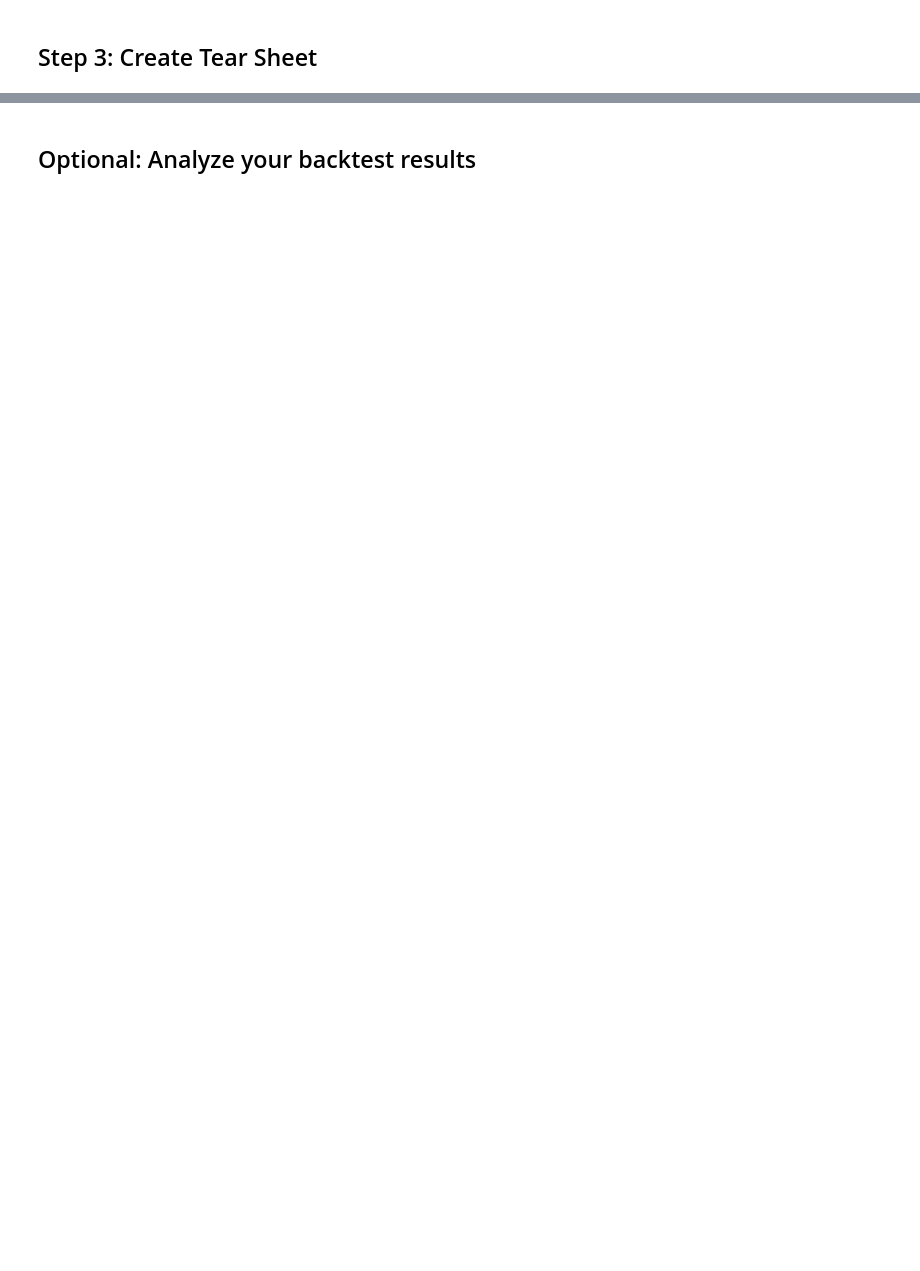
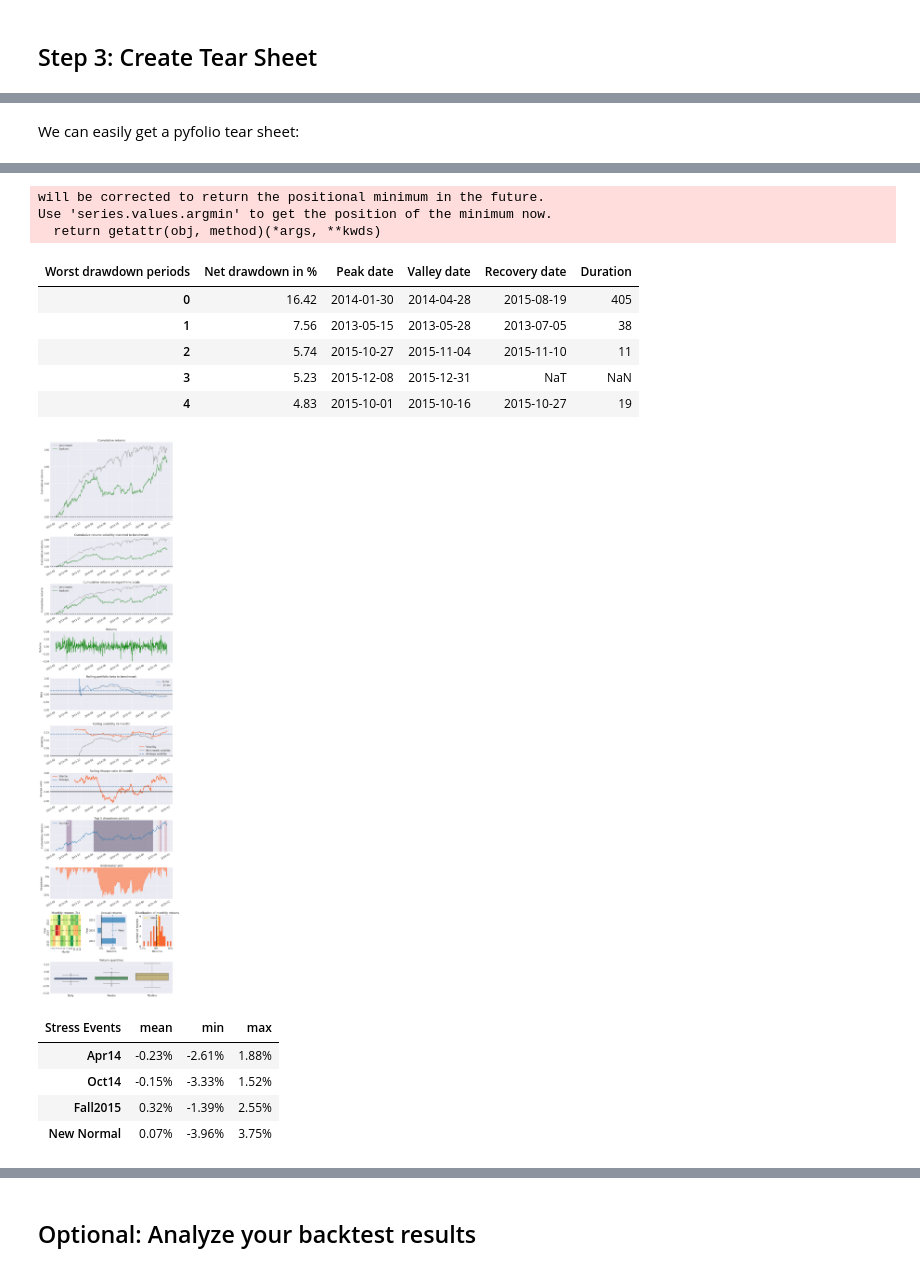
Before and after one commit to quantrocket-llc/codeload-demo, a Jupyter notebook: zipline/up_minus_down.ipynb, the cells around one changed output, grey strips where cells are left out. Cells and saved outputs as stored; diff of their text form; code cells hidden in the pictures; blank space fills up the shorter version.

```diff
--- a/zipline/up_minus_down.ipynb
+++ b/zipline/up_minus_down.ipynb
@@ -139,0 +34,2 @@ Backtest months: 34
+# %% [markdown]
+We can easily get a pyfolio tear sheet:
@@ -139,0 +38,3 @@ Backtest months: 34
+# %%
+pf.from_zipline_csv("up_minus_down_results.csv")
+# %% [output]
@@ -139,0 +62,15 @@ Backtest months: 34
+will be corrected to return the positional minimum in the future.
+Use 'series.values.argmin' to get the position of the minimum now.
+  return getattr(obj, method)(*args, **kwds)
+| Worst drawdown periods | Net drawdown in % | Peak date | Valley date | Recovery date | Duration |
+| 0 | 16.42 | 2014-01-30 | 2014-04-28 | 2015-08-19 | 405 |
+| 1 | 7.56 | 2013-05-15 | 2013-05-28 | 2013-07-05 | 38 |
+| 2 | 5.74 | 2015-10-27 | 2015-11-04 | 2015-11-10 | 11 |
+| 3 | 5.23 | 2015-12-08 | 2015-12-31 | NaT | NaN |
+| 4 | 4.83 | 2015-10-01 | 2015-10-16 | 2015-10-27 | 19 |
+[figure, added]
+| Stress Events | mean | min | max |
+| Apr14 | -0.23% | -2.61% | 1.88% |
+| Oct14 | -0.15% | -3.33% | 1.52% |
+| Fall2015 | 0.32% | -1.39% | 2.55% |
+| New Normal | 0.07% | -3.96% | 3.75% |
```
Also changed, not shown: parts of 14 cells of this notebook, 1 other file.
